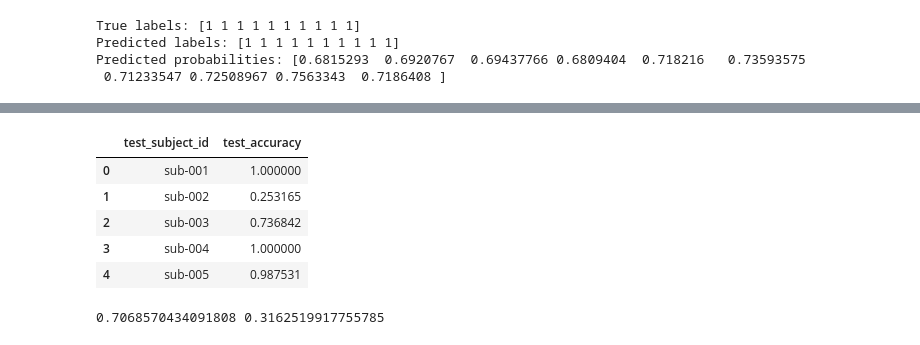
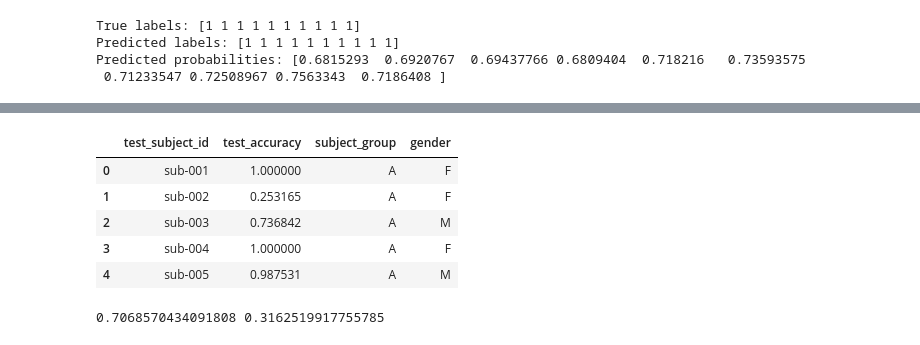
Before and after one commit to SiuhiuY/alzheimers-disease-detection, a Jupyter notebook: notebooks/results.ipynb, the cells around one changed output, grey strips where cells are left out. Saved outputs shown, nothing was run; the diff lists cells and outputs as text; code cells hidden in the pictures.

```diff
--- a/notebooks/results.ipynb
+++ b/notebooks/results.ipynb
@@ -136,21 +158,26 @@ eegnet_ad["subject_metadata"]["sub-001"]
 # %%
-# Get test accuracies across folds
+# Compile test accuracies by subject
 test_accuracies = []
 
 for fold in eegnet_ad["outer_folds"]:
     acc = fold["test_accuracy"]
+    subject_id = fold["test_subject_id"]
+    metadata = eegnet_ad["subject_metadata"][subject_id]
+
     test_accuracies.append({
-        "test_subject_id": fold["test_subject_id"],
-        "test_accuracy": acc
+        "test_subject_id": subject_id,
+        "test_accuracy": acc,
+        "subject_group": metadata["group"],
+        "gender": metadata["gender"]
     })
 
-df_accuracies = pd.DataFrame(test_accuracies)
-df_accuracies.head()
+acc_eegnet_ad = pd.DataFrame(test_accuracies)
+acc_eegnet_ad.head()
 # %% [output]
-|  | test_subject_id | test_accuracy |
-| 0 | sub-001 | 1.000000 |
-| 1 | sub-002 | 0.253165 |
-| 2 | sub-003 | 0.736842 |
-| 3 | sub-004 | 1.000000 |
-| 4 | sub-005 | 0.987531 |
+|  | test_subject_id | test_accuracy | subject_group | gender |
+| 0 | sub-001 | 1.000000 | A | F |
+| 1 | sub-002 | 0.253165 | A | F |
+| 2 | sub-003 | 0.736842 | A | M |
+| 3 | sub-004 | 1.000000 | A | F |
+| 4 | sub-005 | 0.987531 | A | M |
 # %%
```
Also changed, not shown: parts of 164 cells of this notebook.
